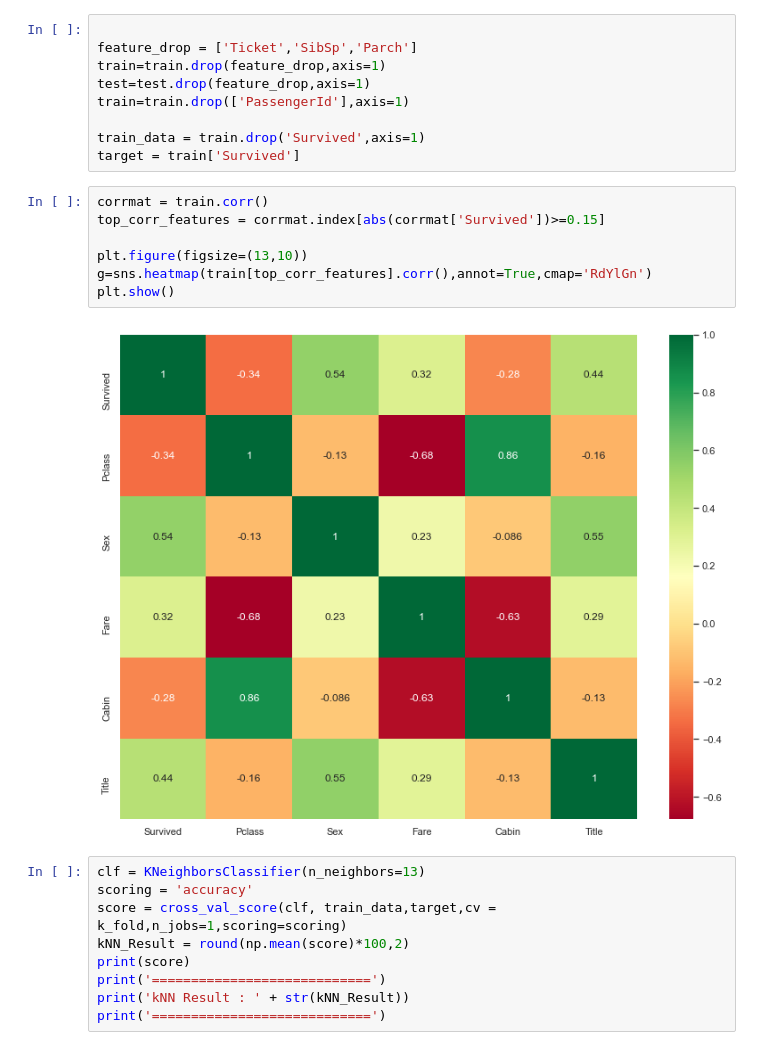
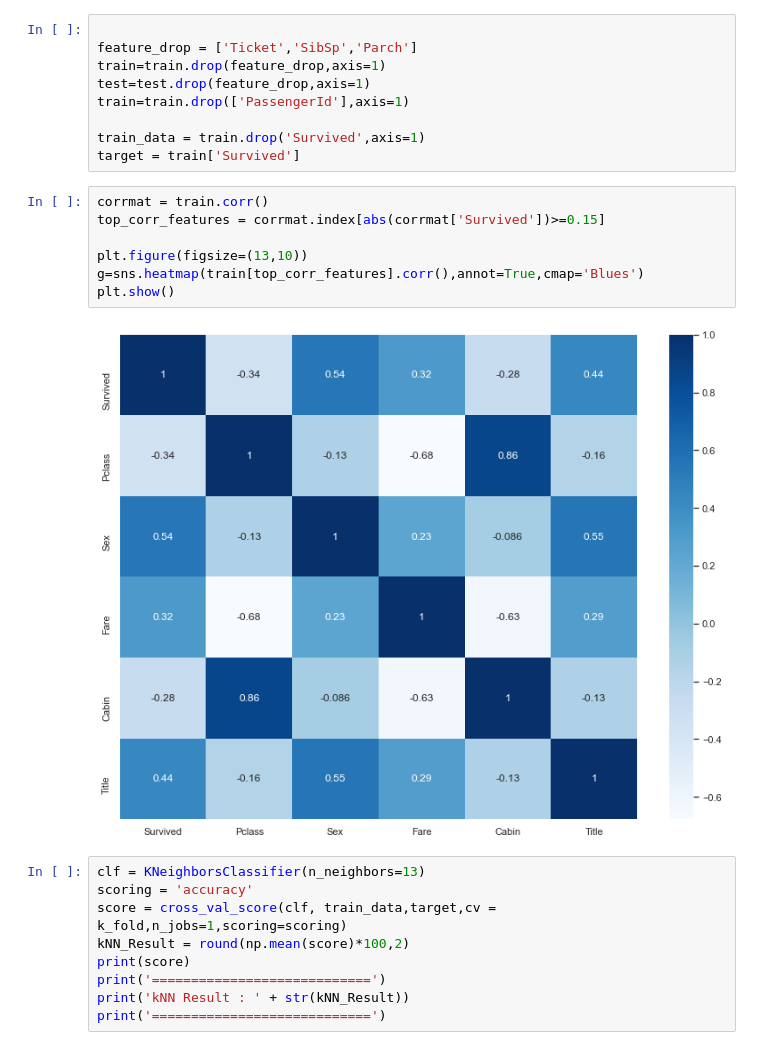
Before and after one commit to CSKIM999/ML-study, a Jupyter notebook: TF/R_TA.ipynb, the cells around one changed output. Drawn from its saved outputs; the diff is of its cells as text.

```diff
--- a/TF/R_TA.ipynb
+++ b/TF/R_TA.ipynb
@@ -176,12 +177,12 @@ target = train['Survived']
 # %%
 corrmat = train.corr()
 top_corr_features = corrmat.index[abs(corrmat['Survived'])>=0.15]
 
 plt.figure(figsize=(13,10))
-g=sns.heatmap(train[top_corr_features].corr(),annot=True,cmap='RdYlGn')
+g=sns.heatmap(train[top_corr_features].corr(),annot=True,cmap='Blues')
 plt.show()
 # %% [output]
-[figure, old version]
+[figure, new version]
 # %%
 clf = KNeighborsClassifier(n_neighbors=13)
 scoring = 'accuracy'
```
Also changed, not shown: parts of 4 cells of this notebook.
